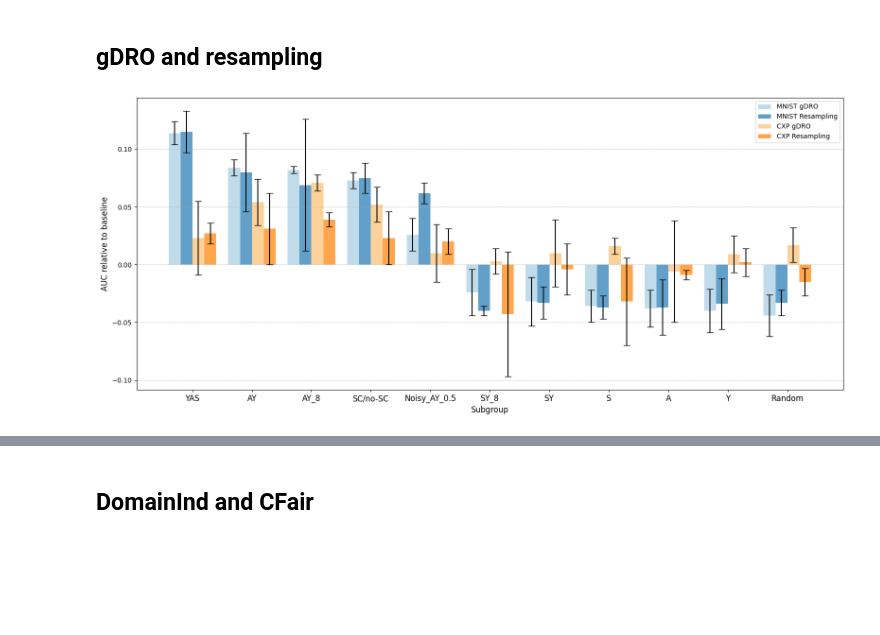
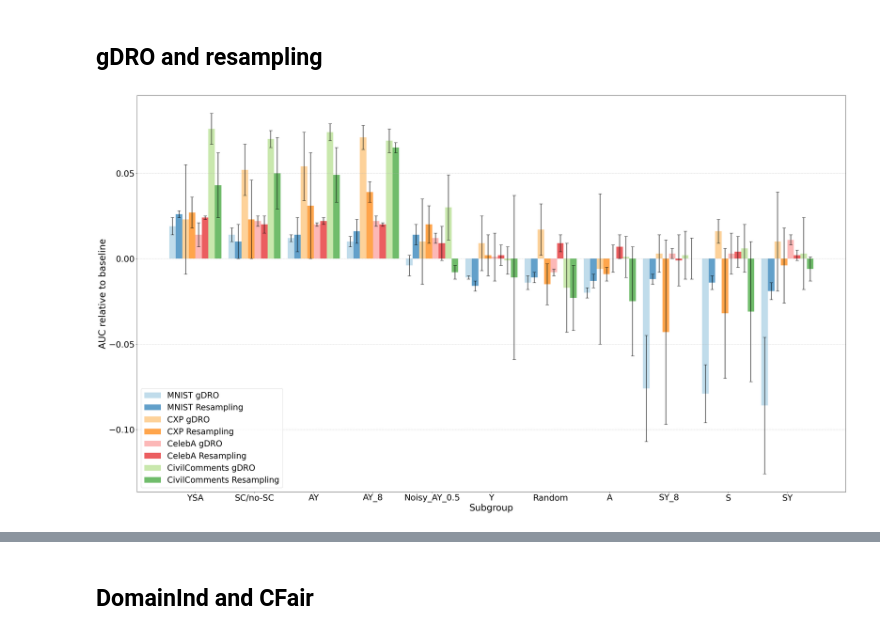
Before and after one commit to anissa218/subgroups_bias_mit, a Jupyter notebook: notebooks/Comparative Analysis.ipynb, the cells around one changed output, grey strips where cells are left out. Drawn from its saved outputs; the diff is of its cells as text; code cells hidden in the pictures; blank space fills up the shorter version.

```diff
--- a/notebooks/Comparative Analysis.ipynb
+++ b/notebooks/Comparative Analysis.ipynb
@@ -61,6 +67,24 @@ cxp_df = cxp_df.rename(index={"noisy_AY_050": "Noisy_AY_0.5"})
 
 mnist_df.sort_values(by='gDRO', ascending=False, inplace=True)
 cxp_df = cxp_df.loc[mnist_df.index]
+# %%
+celeba_df = pd.read_csv('processed_results/celeba_overall_auc_gdro_resampling.csv')
+celeba_df.set_index('Subgroup', inplace=True)
+celeba_baseline_df = celeba_df.loc['baseline']
+celeba_df = celeba_df.drop(['noisy_AY_001', 'noisy_AY_005','noisy_AY_010','noisy_AY_025','baseline'])
+celeba_df = celeba_df.rename(index={"Majority": "SC/no-SC"})
+celeba_df = celeba_df.rename(index={"noisy_AY_050": "Noisy_AY_0.5"})
+celeba_df = celeba_df.rename(index={"YAS": "YSA"})
+celeba_df = celeba_df.loc[mnist_df.index]
+
+civilcomments_df = pd.read_csv('processed_results/civilcomments_overall_auc_gdro_resampling.csv')
+civilcomments_df.set_index('Subgroup', inplace=True)
+civilcomments_baseline_df = civilcomments_df.loc['baseline']
+civilcomments_df = civilcomments_df.drop(['noisy_AY_001', 'noisy_AY_005','noisy_AY_010','noisy_AY_025','baseline'])
+civilcomments_df = civilcomments_df.rename(index={"Majority": "SC/no-SC"})
+civilcomments_df = civilcomments_df.rename(index={"noisy_AY_050": "Noisy_AY_0.5"})
+civilcomments_df = civilcomments_df.rename(index={"YAS": "YSA"})
+civilcomments_df = civilcomments_df.loc[mnist_df.index]
 # %%
 # Parse data
 subgroups = mnist_df.index
@@ -68,50 +92,87 @@ mnist_gDRO_aucs, mnist_gDRO_stds = parse_auc_std(mnist_df["gDRO"])
 mnist_resampling_aucs, mnist_resampling_stds = parse_auc_std(mnist_df["Resampling"])
 cxp_gDRO_aucs, cxp_gDRO_stds = parse_auc_std(cxp_df["gDRO"])
 cxp_resampling_aucs, cxp_resampling_stds = parse_auc_std(cxp_df["Resampling"])
+celeba_gDRO_aucs, celeba_gDRO_stds = parse_auc_std(celeba_df["gDRO"])
+celeba_resampling_aucs, celeba_resampling_stds = parse_auc_std(celeba_df["Resampling"])
+civilcomments_gDRO_aucs, civilcomments_gDRO_stds = parse_auc_std(civilcomments_df["gDRO"])
+civilcomments_resampling_aucs, civilcomments_resampling_stds = parse_auc_std(civilcomments_df["Resampling"])
 
 # Extract baseline AUCs
 mnist_baseline_auc = parse_auc_std(mnist_baseline_df)[0][0]
 cxp_baseline_auc = parse_auc_std(cxp_baseline_df)[0][0]
+celeba_baseline_auc = parse_auc_std(celeba_baseline_df)[0][0]
+civilcomments_baseline_auc = parse_auc_std(civilcomments_baseline_df)[0][0]
 
 mnist_gDRO_aucs = mnist_gDRO_aucs - mnist_baseline_auc
 mnist_resampling_aucs = mnist_resampling_aucs - mnist_baseline_auc
 cxp_gDRO_aucs = cxp_gDRO_aucs - cxp_baseline_auc
 cxp_resampling_aucs = cxp_resampling_aucs - cxp_baseline_auc
+celeba_gDRO_aucs = celeba_gDRO_aucs - celeba_baseline_auc
+celeba_resampling_aucs = celeba_resampling_aucs - celeba_baseline_auc
+civilcomments_gDRO_aucs = civilcomments_gDRO_aucs - civilcomments_baseline_auc
+civilcomments_resampling_aucs = civilcomments_resampling_aucs - civilcomments_baseline_auc
 
 colors = sns.color_palette("Paired")
 
 mnist_gDRO_color = colors[0]
 mnist_resampling_color = colors[1]
 cxp_gDRO_color = colors[6]
 cxp_resampling_color = colors[7]
+celeba_gDRO_color = colors[4]
+celeba_resampling_color = colors[5]
+civilcomments_gDRO_color = colors[2]
+civilcomments_resampling_color = colors[3]
 
+num_bars = 8
 x = np.arange(len(subgroups))  # the label locations
-width = 0.2
+width = 0.11
+total_width = width*num_bars
+offsets = np.linspace(-total_width / 2 + width / 2, total_width / 2 - width / 2, num_bars)
 
-fig, ax = plt.subplots(figsize=(16, 7))
+fig, ax = plt.subplots(figsize=(32, 18))
 ax.bar(
-    x - width, mnist_gDRO_aucs, width, yerr=mnist_gDRO_stds,
+    x + offsets[0], mnist_gDRO_aucs, width, yerr=mnist_gDRO_stds,
     label="MNIST gDRO", color=mnist_gDRO_color, alpha=0.7, capsize=5
 )
 ax.bar(
-    x, mnist_resampling_aucs, width, yerr=mnist_resampling_stds,
+    x + offsets[1], mnist_resampling_aucs, width, yerr=mnist_resampling_stds,
     label="MNIST Resampling", color=mnist_resampling_color, alpha=0.7, capsize=5
 )
 ax.bar(
-    x + width, cxp_gDRO_aucs, width, yerr=cxp_gDRO_stds,
+    x + offsets[2], cxp_gDRO_aucs, width, yerr=cxp_gDRO_stds,
     label="CXP gDRO", color=cxp_gDRO_color, alpha=0.7, capsize=5
 )
 ax.bar(
-    x + 2 * width, cxp_resampling_aucs, width, yerr=cxp_resampling_stds,
+    x + offsets[3], cxp_resampling_aucs, width, yerr=cxp_resampling_stds,
     label="CXP Resampling", color=cxp_resampling_color, alpha=0.7, capsize=5
 )
-ax.set_xlabel("Subgroup", fontsize=12)
-ax.set_ylabel("AUC relative to baseline", fontsize=12)
-ax.set_xticks(x + width / 2)  # Center subgroup labels
-ax.set_xticklabels(subgroups, rotation=0, fontsize=12)
-ax.legend()
+ax.bar(
+    x + offsets[4], celeba_gDRO_aucs, width, yerr=celeba_gDRO_stds,
+    label="CelebA gDRO", color=celeba_gDRO_color, alpha=0.7, capsize=5
+)
+ax.bar(
+    x + offsets[5], celeba_resampling_aucs, width, yerr=celeba_resampling_stds,
+    label="CelebA Resampling", color=celeba_resampling_color, alpha=0.7, capsize=5
+)
+ax.bar(
+    x + offsets[6], civilcomments_gDRO_aucs, width, yerr=civilcomments_gDRO_stds,
+    label="CivilComments gDRO", color=civilcomments_gDRO_color, alpha=0.7, capsize=5
+)
+ax.bar(
+    x + offsets[7], civilcomments_resampling_aucs, width, yerr=civilcomments_resampling_stds,
+    label="CivilComments Resampling", color=civilcomments_resampling_color, alpha=0.7, capsize=5
+)
+
+ax.set_xlabel("Subgroup", fontsize=28)
+ax.set_ylabel("AUC relative to baseline", fontsize=28)
+ax.set_xticks(x)
+ax.set_xticklabels(subgroups, rotation=0, fontsize=26)
+ax.tick_params(axis='y', labelsize=26)
+ax.legend(fontsize=25)
 ax.grid(axis="y", linestyle="--", alpha=0.7)
 plt.tight_layout()
+# plt.title('Unbiased generalisation performance depending on subgroup for groupDRO and resampling on MNIST, CXP, CelebA, and CivilComments', fontsize=22)
+plt.savefig("plots/Fig2_unbiased_generalisation_auc_gdro_resampling_mnist_cxp_celeba_civilcomments.pdf", format="pdf", bbox_inches="tight")
 plt.show()
 # %% [output]
-[figure, old version]
+[figure, new version]
```
Also changed, not shown: parts of 16 cells of this notebook, 27 other files.
